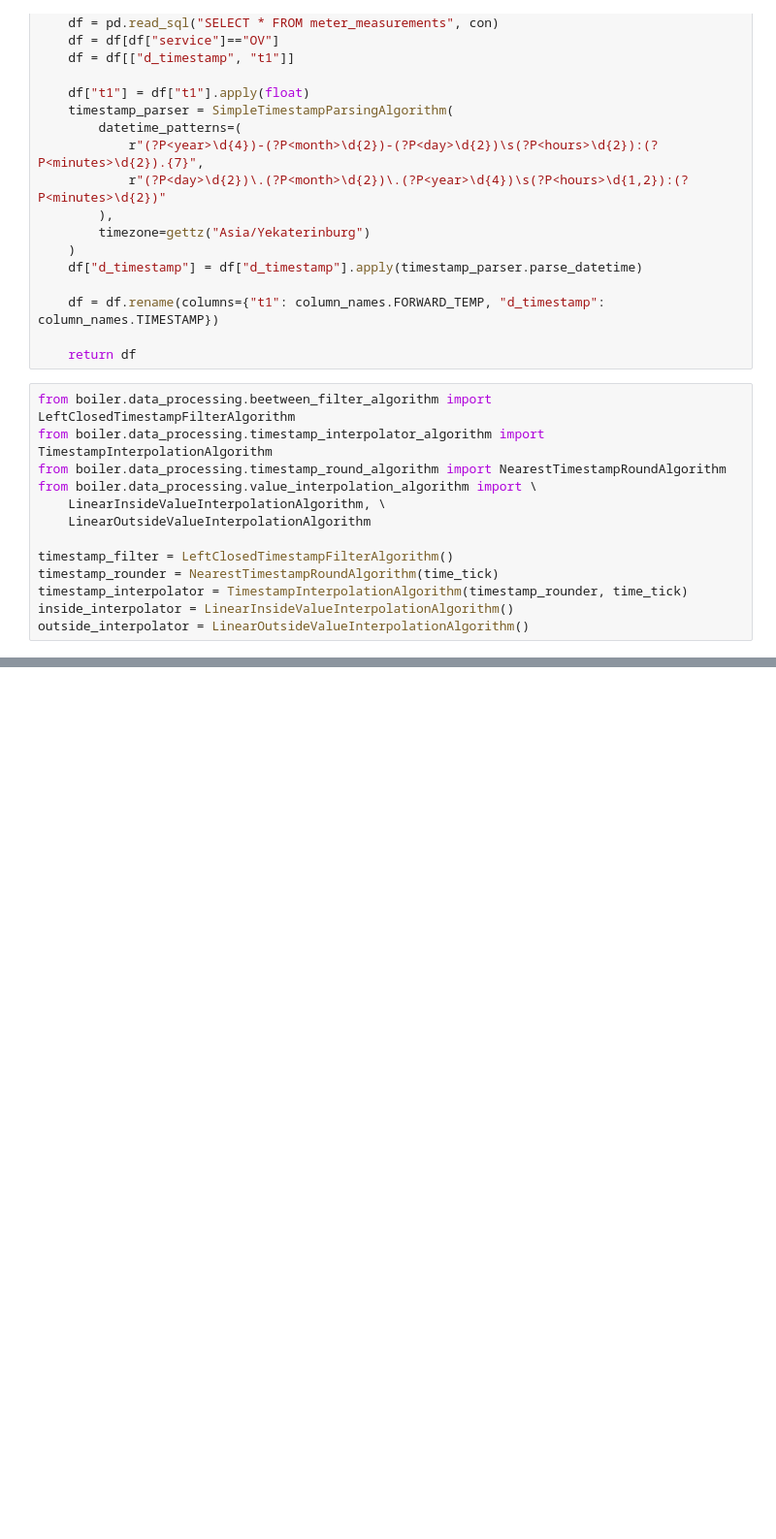
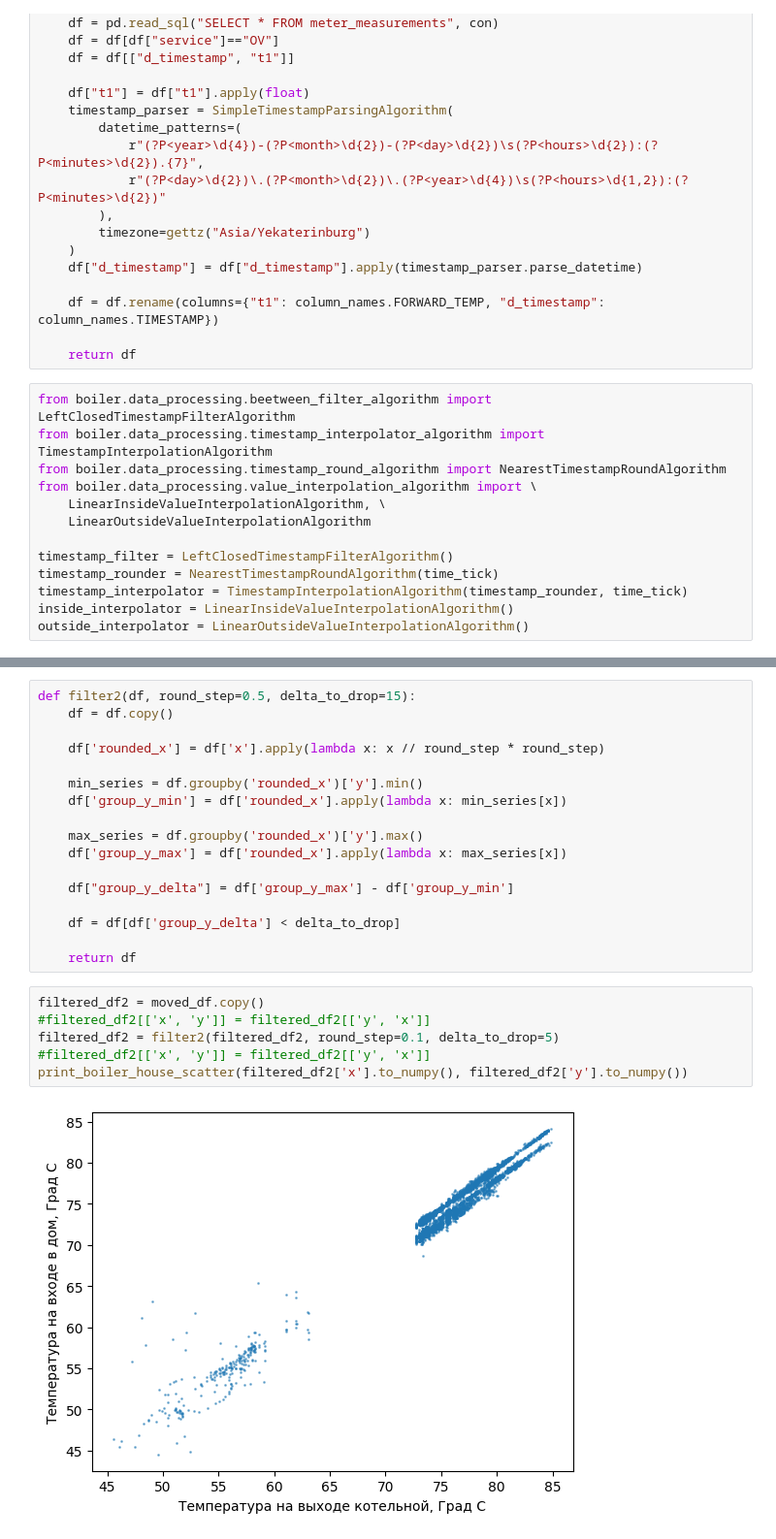
Before and after one commit to cool-soft/boiler-forge-chernushka, a Jupyter notebook: prepocess_house.ipynb, the cells around one changed output, grey strips where cells are left out. Shown at 97% size. Saved outputs shown, nothing was run; the diff lists cells and outputs as text; blank space fills up the shorter version.

```diff
--- a/prepocess_house.ipynb
+++ b/prepocess_house.ipynb
@@ -105,0 +138,25 @@ moved_house_temp = house_temp[lag:]
+# %%
+def filter2(df, round_step=0.5, delta_to_drop=15):
+    df = df.copy()
+
+    df['rounded_x'] = df['x'].apply(lambda x: x // round_step * round_step)
+
+    min_series = df.groupby('rounded_x')['y'].min()
+    df['group_y_min'] = df['rounded_x'].apply(lambda x: min_series[x])
+
+    max_series = df.groupby('rounded_x')['y'].max()
+    df['group_y_max'] = df['rounded_x'].apply(lambda x: max_series[x])
+
+    df["group_y_delta"] = df['group_y_max'] - df['group_y_min']
+
+    df = df[df['group_y_delta'] < delta_to_drop]
+
+    return df
+# %%
+filtered_df2 = moved_df.copy()
+#filtered_df2[['x', 'y']] = filtered_df2[['y', 'x']]
+filtered_df2 = filter2(filtered_df2, round_step=0.1, delta_to_drop=5)
+#filtered_df2[['x', 'y']] = filtered_df2[['y', 'x']]
+print_boiler_house_scatter(filtered_df2['x'].to_numpy(), filtered_df2['y'].to_numpy())
+# %% [output]
+[figure, added]
```
Also changed, not shown: parts of 12 cells of this notebook.
